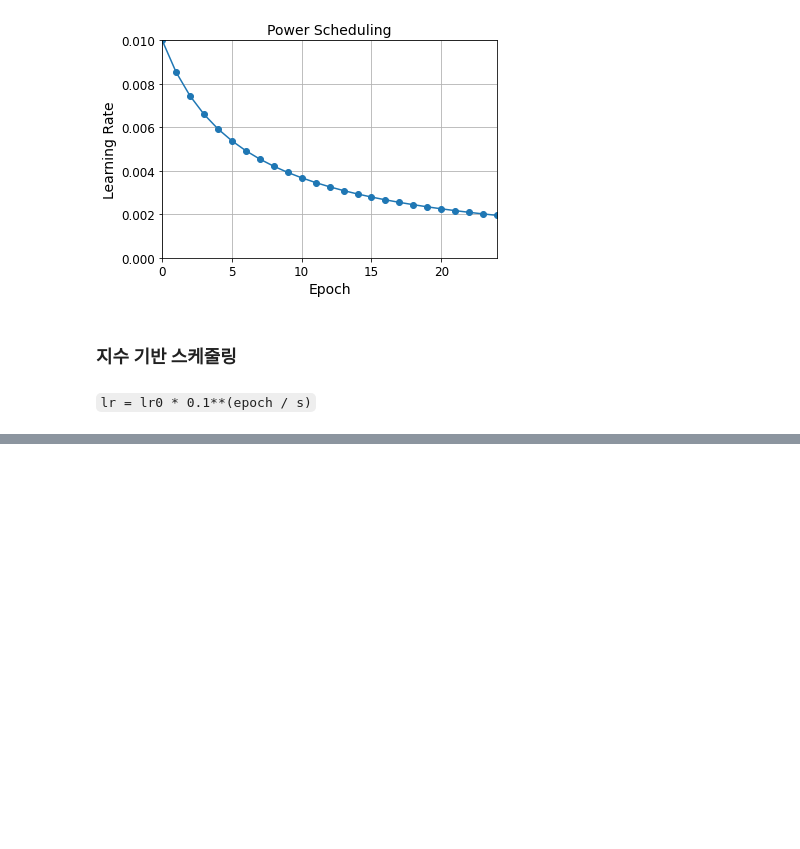
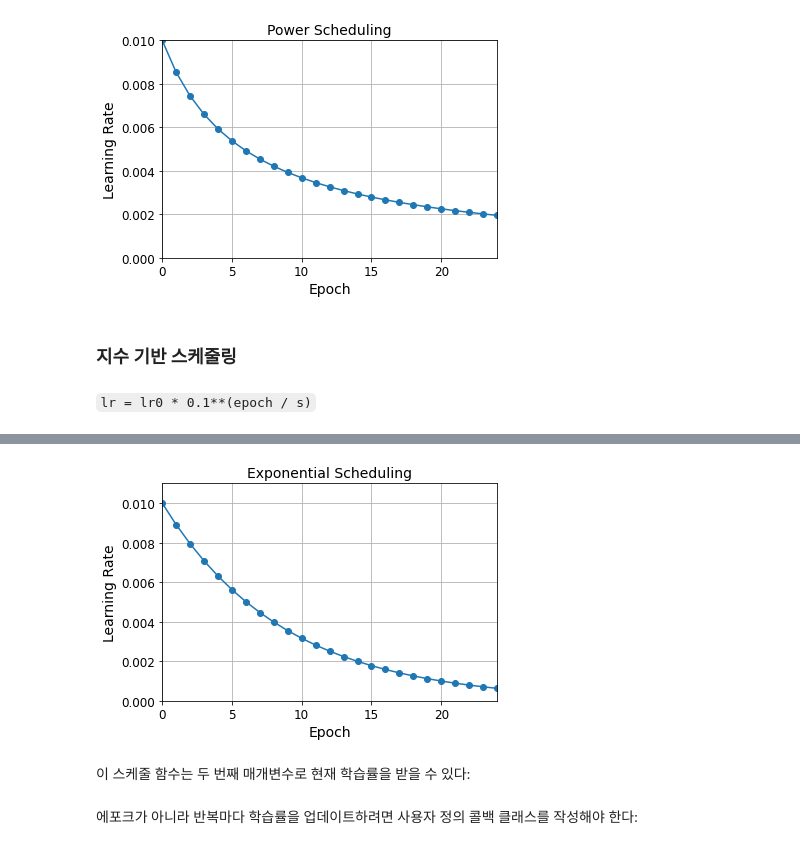
Before and after one commit to r0cd7b/training_deep_neural_networks, a Jupyter notebook: training_deep_neural_networks.ipynb, the cells around one changed output, grey strips where cells are left out. Cells and saved outputs as stored; diff of their text form; code cells hidden in the pictures; blank space fills up the shorter version.

```diff
--- a/training_deep_neural_networks.ipynb
+++ b/training_deep_neural_networks.ipynb
@@ -802,0 +803,12 @@ Epoch 25/25
+# %%
+plt.plot(history.epoch, history.history["lr"], "o-")
+plt.axis([0, n_epochs - 1, 0, 0.011])
+plt.xlabel("Epoch")
+plt.ylabel("Learning Rate")
+plt.title("Exponential Scheduling", fontsize=14)
+plt.grid(True)
+plt.show()
+# %% [output]
+[figure, added]
+# %% [markdown]
+이 스케줄 함수는 두 번째 매개변수로 현재 학습률을 받을 수 있다:
@@ -802,0 +818,2 @@ Epoch 25/25
+# %% [markdown]
+에포크가 아니라 반복마다 학습률을 업데이트하려면 사용자 정의 콜백 클래스를 작성해야 한다:
```
Also changed, not shown: parts of 24 cells of this notebook, 1 other file.
